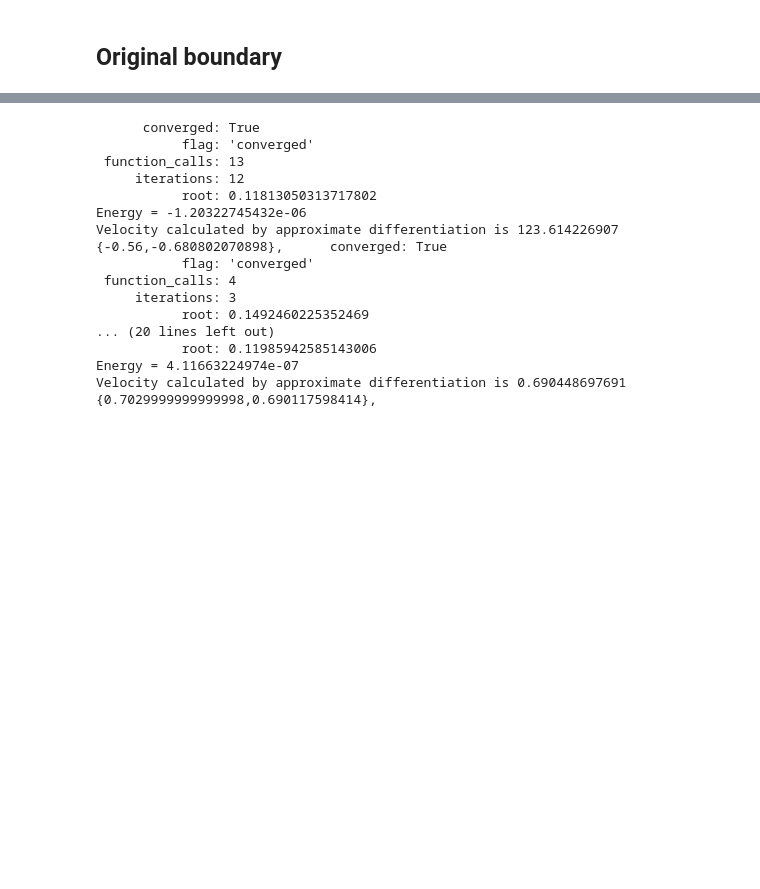
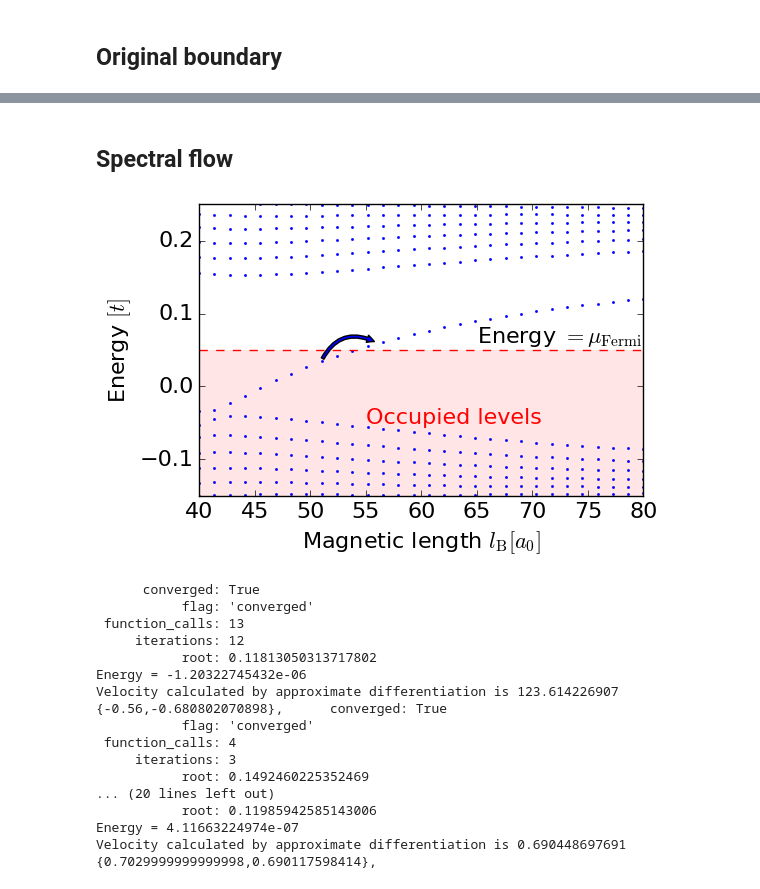
Before and after one commit to Artem-Ivashko/Vazifeh-Franz-magnetic-field, a Jupyter notebook: BBL-set-2.ipynb, the cells around one changed output, grey strips where cells are left out. Drawn from its saved outputs; the diff is of its cells as text; code cells hidden in the pictures; blank space fills up the shorter version.

```diff
--- a/BBL-set-2.ipynb
+++ b/BBL-set-2.ipynb
@@ -497,3 +550,50 @@ del fsys_300, params, evals, evecs
+# %% [markdown]
+## Spectral flow
+# %%
+fsys = diagonalizer.FinalizedSystem_1D(400)
+params = copy(ParametersDefault)
+params.x_shift= (400 - 1.)/2.
+
+params.py = 0.07
+params.pz = -0.51
+
+
+# params.lBinv2 = 1. / 50.**2
+# evals, evecs = pSweep_1D( fsys, params, 0., 0.2, pCount=10, yORzSweep = 'pySweep')
+# spectrum_plot_1D(evals, 0., 0.2, 10)
+
+lBMin = 40.
+lBMax = 80.
+lBCount = 30
+
+EigenValuesSweep = []
+
+for index in np.linspace(lBMin, lBMax, lBCount):
+    params.lBinv2 = 1. / index**2
+    evals, evecs = diagonalize_1D(fsys, params)
+    EigenValuesSweep.append(evals)
+
+plt = spectrum_plot_1D(EigenValuesSweep, lBMin, lBMax, lBCount, ShowPlot = False)
+plt.ylim(-0.15, 0.25)
+plt.xlabel(r'Magnetic length $l_\mathrm{B} [a_0]$')
+plt.ylabel(r'Energy $[t]$')
+plt.locator_params(axis = 'y', nbins=6)
+plt.locator_params(axis = 'y', nbins=6)
+plt.text(65., 0.06, r'Energy $= \mu_\mathrm{Fermi}$')
+plt.plot((40, 90.), (0.05, 0.05), 'r--')
+currentAxis = plt.gca()
+currentAxis.fill_between(np.linspace(lBMin, lBMax, lBCount), -1., 0.05, facecolor = 'r', edgecolor = 'none', alpha = 0.1)
+currentAxis.add_patch(patches.FancyArrowPatch( (51., 0.035), (56., 0.06), \
+                                              connectionstyle='arc3, rad = -0.5', mutation_scale=15 ))
+plt.text(55., -0.05, 'Occupied levels', color = 'r')
+plt.tight_layout()
+plt.savefig('images/spectral-flow-magnetic-field.pdf', transparent = True)
+plt.show()
+
+
+del fsys, params, lBMin, lBMax, lBCount, EigenValuesSweep, evals, evecs, plt, currentAxis
+# %% [output]
+[figure, added]
 # %%
 pzStart = -0.560
 pzEnd = 0.703
```
Also changed, not shown: parts of 6 cells of this notebook, 1 other file.
